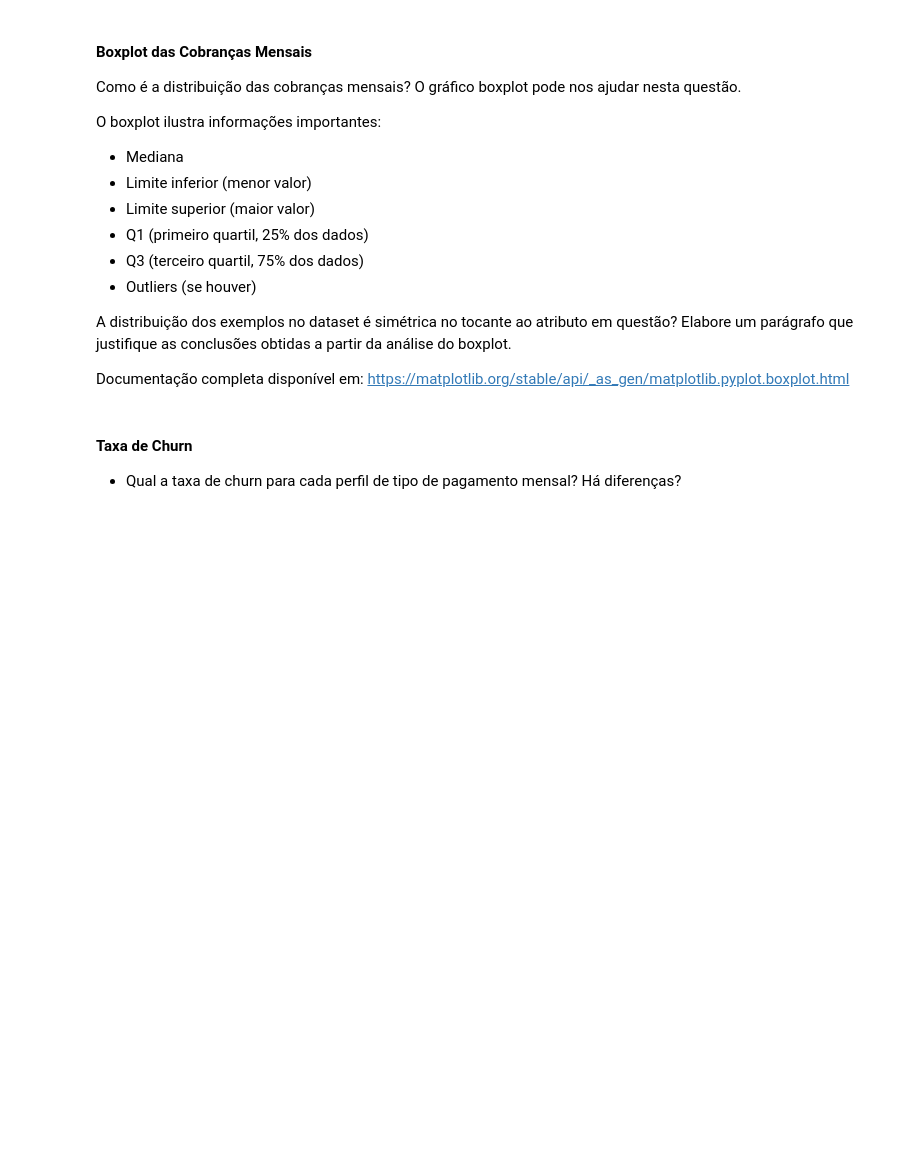
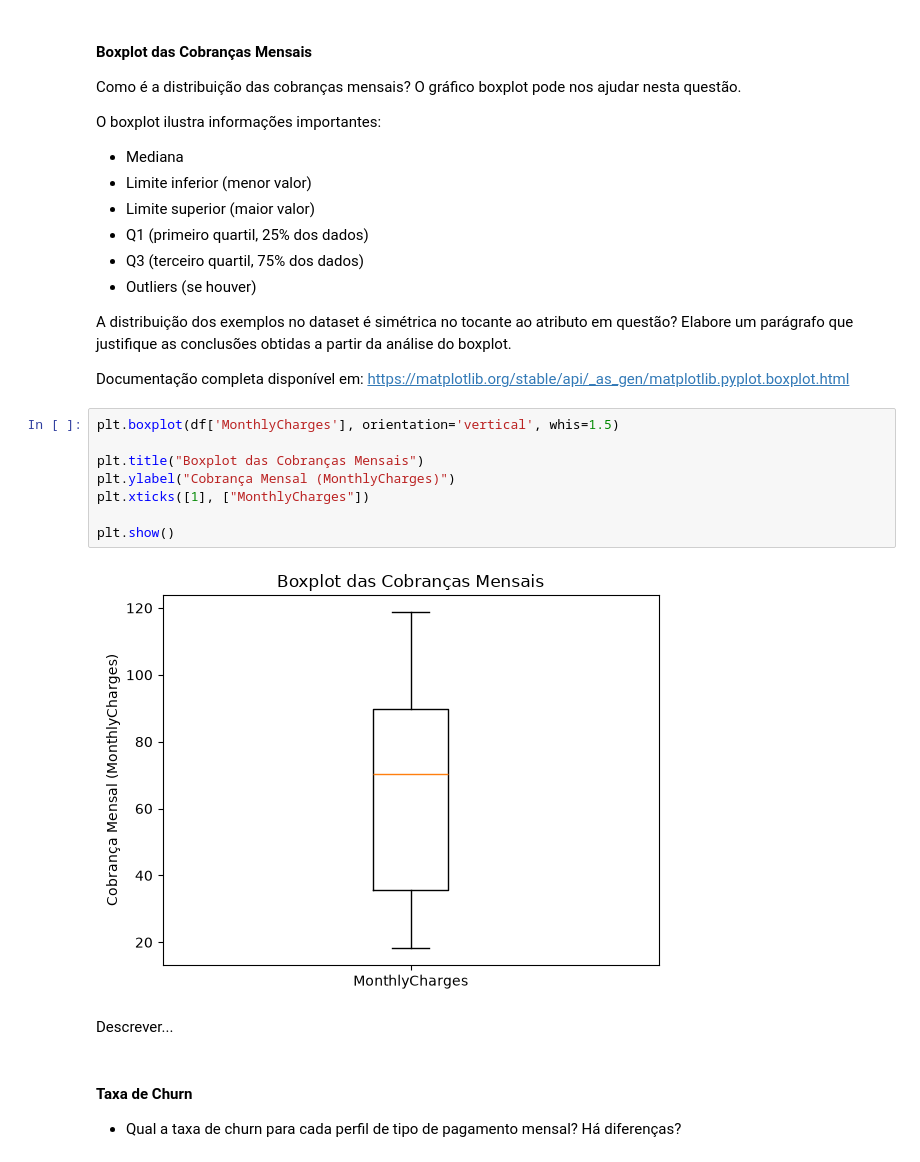
Before and after one commit to devgabrielbenayon/TrabalhoRedesNeurais, a Jupyter notebook: RNA-2025.2-PP1.2.ipynb, the cells around one changed output. Cells and saved outputs as stored; diff of their text form; blank space fills up the shorter version.

Commit message:
Add monthly charges boxplot and one-hot encode categorical attributes

```diff
--- a/RNA-2025.2-PP1.2.ipynb
+++ b/RNA-2025.2-PP1.2.ipynb
@@ -172,6 +172,18 @@ O boxplot ilustra informações importantes:
 A distribuição dos exemplos no dataset é simétrica no tocante ao atributo em questão? Elabore um parágrafo que justifique as conclusões obtidas a partir da análise do boxplot.
 
 Documentação completa disponível em: https://matplotlib.org/stable/api/_as_gen/matplotlib.pyplot.boxplot.html
+# %%
+plt.boxplot(df['MonthlyCharges'], orientation='vertical', whis=1.5)
+
+plt.title("Boxplot das Cobranças Mensais")
+plt.ylabel("Cobrança Mensal (MonthlyCharges)")
+plt.xticks([1], ["MonthlyCharges"])
+
+plt.show()
+# %% [output]
+[figure, added]
+# %% [markdown]
+Descrever...
 # %% [markdown]
 #### Taxa de Churn
 
```
Also changed, not shown: parts of 1 cell of this notebook.
